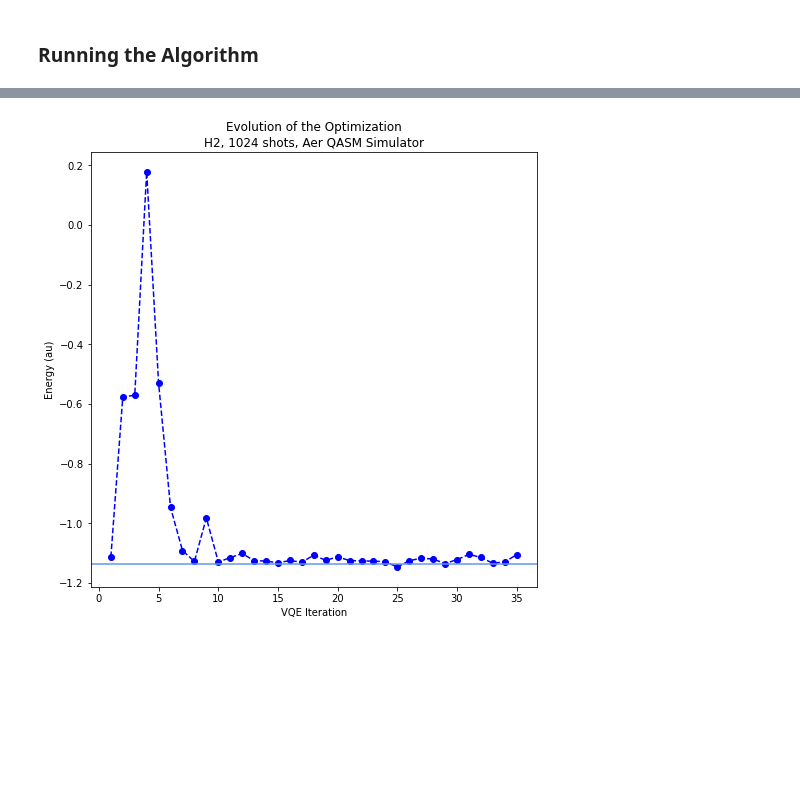
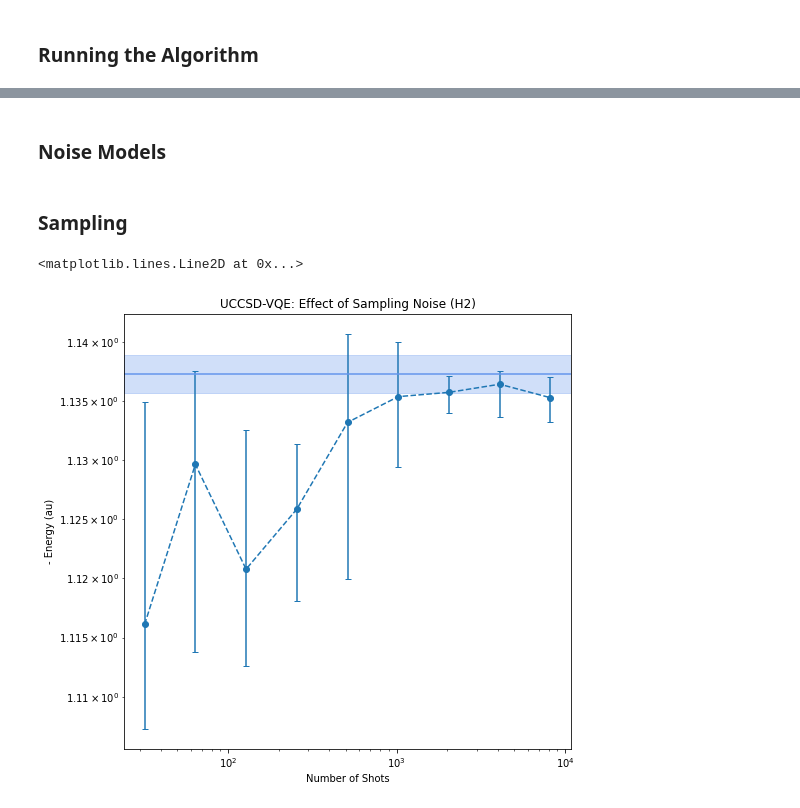
Before and after one commit to mafaldaramoa/VQE, a Jupyter notebook: Qiskit_UCCSD_VQE.ipynb, the cells around one changed output, grey strips where cells are left out. Saved outputs shown, nothing was run; the diff lists cells and outputs as text; code cells hidden in the pictures; blank space fills up the shorter version.

Commit message:
Added noise models and plots

```diff
--- a/Qiskit_UCCSD_VQE.ipynb
+++ b/Qiskit_UCCSD_VQE.ipynb
@@ -171,0 +460,19 @@ exactEnergy = exactResult.energy
+# %%
+# Obtain purity at the end of the ansatz circuit using a noise model.
+#IBMQ Belem noise model here
+
+# Bind dummy parameters to the circuit and and transpile
+circ = uccsd.construct_circuit([0 for i in range(paramsNumber)])
+
+# Number of tests
+tests = 100
+
+purities = []
+for _ in range(tests):
+  finalPurity = getFinalPurity(circ,FakeBelem())
+  purities.append(finalPurity)
+
+avPurity = np.average(purities)
+
+print("Purity of the fully mixed state: ", 1/2**uccsd.num_qubits)
+print("Purity at the end of the UCCSD circuit:", avPurity)
@@ -255,7 +566,5 @@ for i in range(len(energies)):
 # %%
 fig, ax1 = plt.subplots(figsize=[8,8])
-
-nfev = evolution["nfev"][-1]
 
 title = "Evolution of the Optimization\n{}, ".format(name)
 
@@ -266,11 +575,16 @@ title += "{}".format(backendName)
 ax1.set_title(title)
 
 color1 = 'b'
-ax1.plot(range(1,nfev+1), energies, '--o', color = color1)
+ax1.plot(range(1,len(energies)+1), energies, '--o', color = color1)
+
 ax1.set_xlabel("VQE Iteration")
 ax1.set_ylabel("Energy (au)")
 
+minAccuracy = exactEnergy - chemicalAccuracy
+maxAccuracy = exactEnergy + chemicalAccuracy
+l = ax1.axhspan(minAccuracy, maxAccuracy, alpha=0.3, color = 'cornflowerblue')
+
 plt.axhline(y = exactEnergy, color = 'cornflowerblue' , linestyle = '-')
 color2 = 'r'
-# %% [output]
-[figure, removed]
+# %% [markdown]
+### Noise Models
@@ -276,0 +619,2 @@ color2 = 'r'
+# %% [markdown]
+### Sampling
@@ -276,0 +656,35 @@ color2 = 'r'
+# %%
+fig, ax1 = plt.subplots(figsize=[8,8])
+
+title = "UCCSD-VQE: Effect of Sampling Noise ({})".format(name)
+
+ax1.set_title(title)
+
+start = 0
+stop = len(testShots)
+
+errors = [energy - exactEnergy for energy in medianEnergies]
+
+ax1.errorbar(testShots,
+             #errors[start:stop],
+             #medianEnergies[start:stop],
+             [- mE for mE in medianEnergies[start:stop]],
+             fmt = '--o',
+             # REVERSED beacause of the negative
+             yerr = (thirdQuartiles[start:stop],firstQuartiles[start:stop]),
+             capsize = 3)
+
+ax1.set_xlabel("Number of Shots")
+ax1.set_ylabel("- Energy (au)")
+ax1.set_yscale("log")
+ax1.set_xscale("log")
+
+caMin = exactEnergy - chemicalAccuracy
+caMax = exactEnergy + chemicalAccuracy
+#l = ax1.axhspan(caMin,caMax, alpha=0.3, color = 'cornflowerblue')
+l = ax1.axhspan(-caMax, -caMin, alpha=0.3, color = 'cornflowerblue')
+
+plt.axhline(y = -exactEnergy, color = 'cornflowerblue' , linestyle = '-')
+# %% [output]
+<matplotlib.lines.Line2D at 0x...>
+[figure, added]
```
Also changed, not shown: parts of 52 cells of this notebook.
